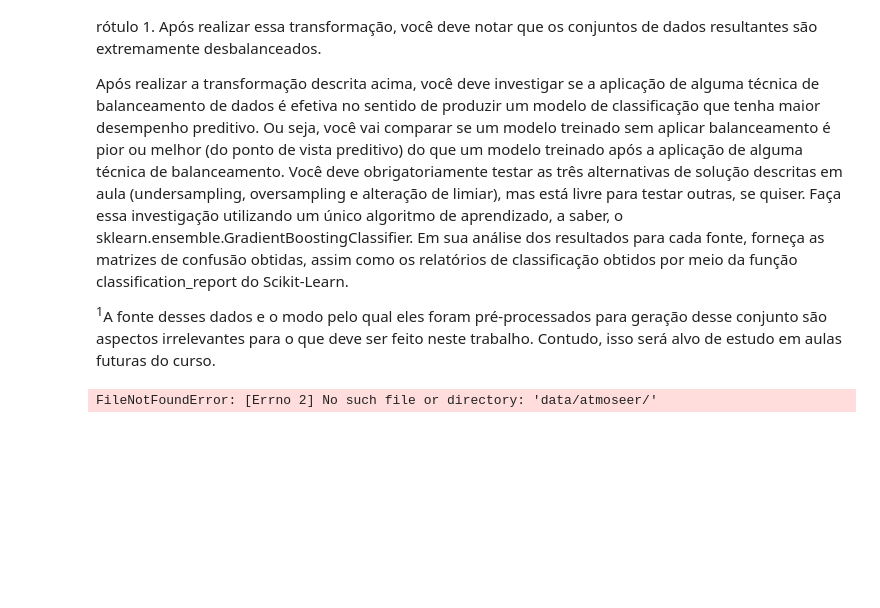
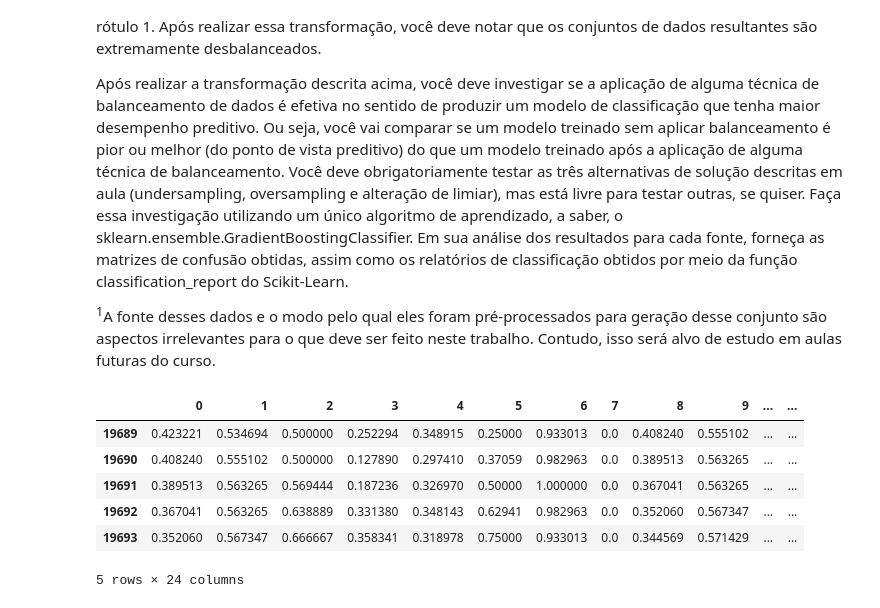
Before and after one commit to andersonmanhaes/mestrado_cefet_ppcic, a Jupyter notebook: Disciplinas/ML/T1_Machine_Learning_PPCIC_2024.ipynb, the cells around one changed output. Cells and saved outputs as stored; diff of their text form; code cells hidden in the pictures; blank space fills up the shorter version.

```diff
--- a/Disciplinas/ML/T1_Machine_Learning_PPCIC_2024.ipynb
+++ b/Disciplinas/ML/T1_Machine_Learning_PPCIC_2024.ipynb
@@ -912,30 +912,27 @@ dir = "data/atmoseer/"
 
 # Lista para armazenar os dataframes
 #df_list = []
-
+flag = True
 # Iterar sobre os arquivos no diretório
 for index, filename in enumerate(os.listdir(dir)):
-  print(filename)
-  with open(filename, 'rb') as f:
+  with open(dir+filename, 'rb') as f:
     contents = pickle.load(f)
   # Carregar o dataframe do arquivo pickle
-  #df = pd.read_pickle(os.path.join(dir, filename))
   if (flag):
     (X_train_0 , y_train_0 , X_val_0 , y_val_0 , X_test_0 , y_test_0 ) = contents
     flag = False
   else:
     (X_train_i , y_train_i , X_val_i , y_val_i , X_test_i , y_test_i ) = contents
-    # Adicionar conteúdo do arquivo pickle acumulando valores
-    X_train_0 = np.vstack((X_train_0, X_train_i))
-    y_train_0 = np.vstack((y_train_0, y_train_i))
 
-    X_val_0 = np.vstack((X_val_0, X_val_i))
-    y_val_0 = np.vstack((y_val_0, y_val_i))
+# Adicionar conteúdo do arquivo pickle acumulando valores
+X_train_0 = np.vstack((X_train_0, X_train_i))
+y_train_0 = np.vstack((y_train_0, y_train_i))
 
-    X_test_0 = np.vstack((X_test_0, X_test_i))
-    y_test_0 = np.vstack((y_test_0, y_test_i))
-    # Adicionar o dataframe à lista
-    #df_list.append(df)
+X_val_0 = np.vstack((X_val_0, X_val_i))
+y_val_0 = np.vstack((y_val_0, y_val_i))
+
+X_test_0 = np.vstack((X_test_0, X_test_i))
+y_test_0 = np.vstack((y_test_0, y_test_i))
 
 # Converter as matrizes para dataframes
 X_train = pd.DataFrame(X_train_0)
@@ -946,5 +943,13 @@ y_val = pd.DataFrame(y_val_0)
 
 X_test = pd.DataFrame(X_test_0)
 y_test = pd.DataFrame(y_test_0)
-# %% [output]
-FileNotFoundError: [Errno 2] No such file or directory: 'data/atmoseer/'
+# %%
+X_train.tail()
+# %% [output]
+|  | 0 | 1 | 2 | 3 | 4 | 5 | 6 | 7 | 8 | 9 | ... | ... |
+| 19689 | 0.423221 | 0.534694 | 0.500000 | 0.252294 | 0.348915 | 0.25000 | 0.933013 | 0.0 | 0.408240 | 0.555102 | ... | ... |
+| 19690 | 0.408240 | 0.555102 | 0.500000 | 0.127890 | 0.297410 | 0.37059 | 0.982963 | 0.0 | 0.389513 | 0.563265 | ... | ... |
+| 19691 | 0.389513 | 0.563265 | 0.569444 | 0.187236 | 0.326970 | 0.50000 | 1.000000 | 0.0 | 0.367041 | 0.563265 | ... | ... |
+| 19692 | 0.367041 | 0.563265 | 0.638889 | 0.331380 | 0.348143 | 0.62941 | 0.982963 | 0.0 | 0.352060 | 0.567347 | ... | ... |
+| 19693 | 0.352060 | 0.567347 | 0.666667 | 0.358341 | 0.318978 | 0.75000 | 0.933013 | 0.0 | 0.344569 | 0.571429 | ... | ... |
+5 rows × 24 columns
```
Also changed, not shown: parts of 1 cell of this notebook.
